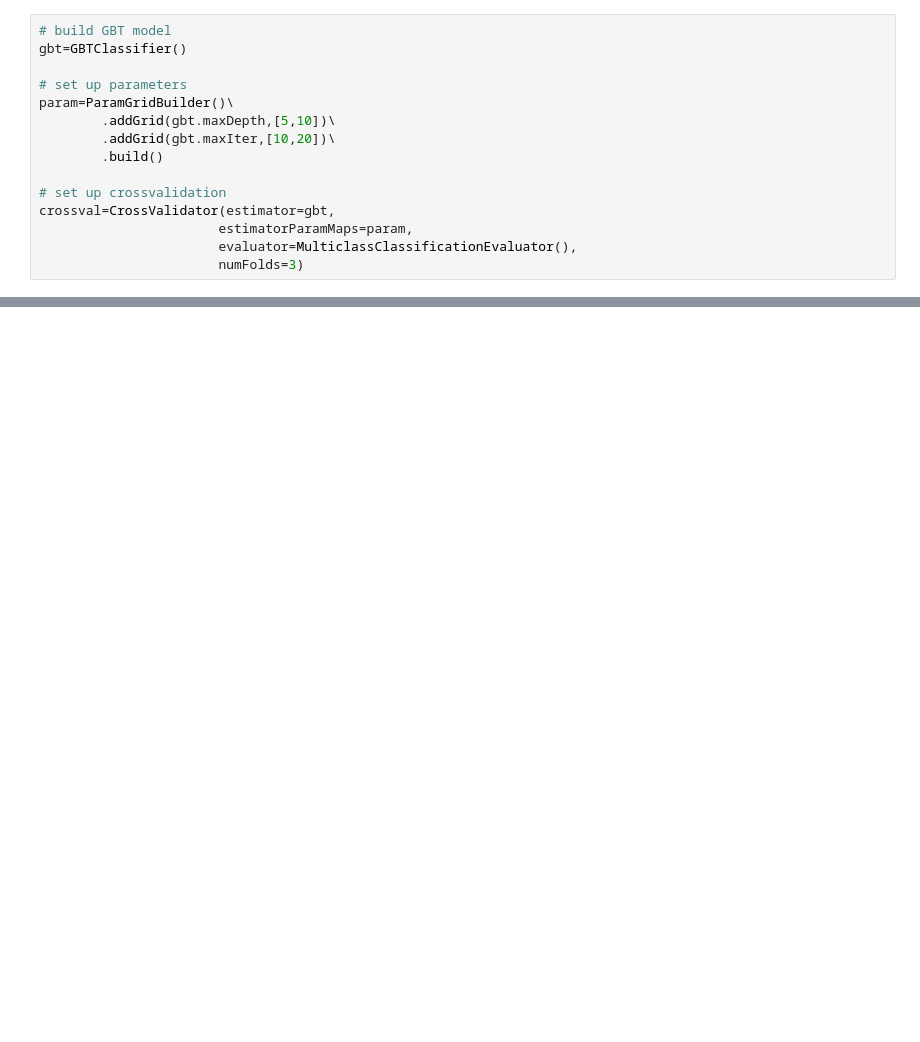
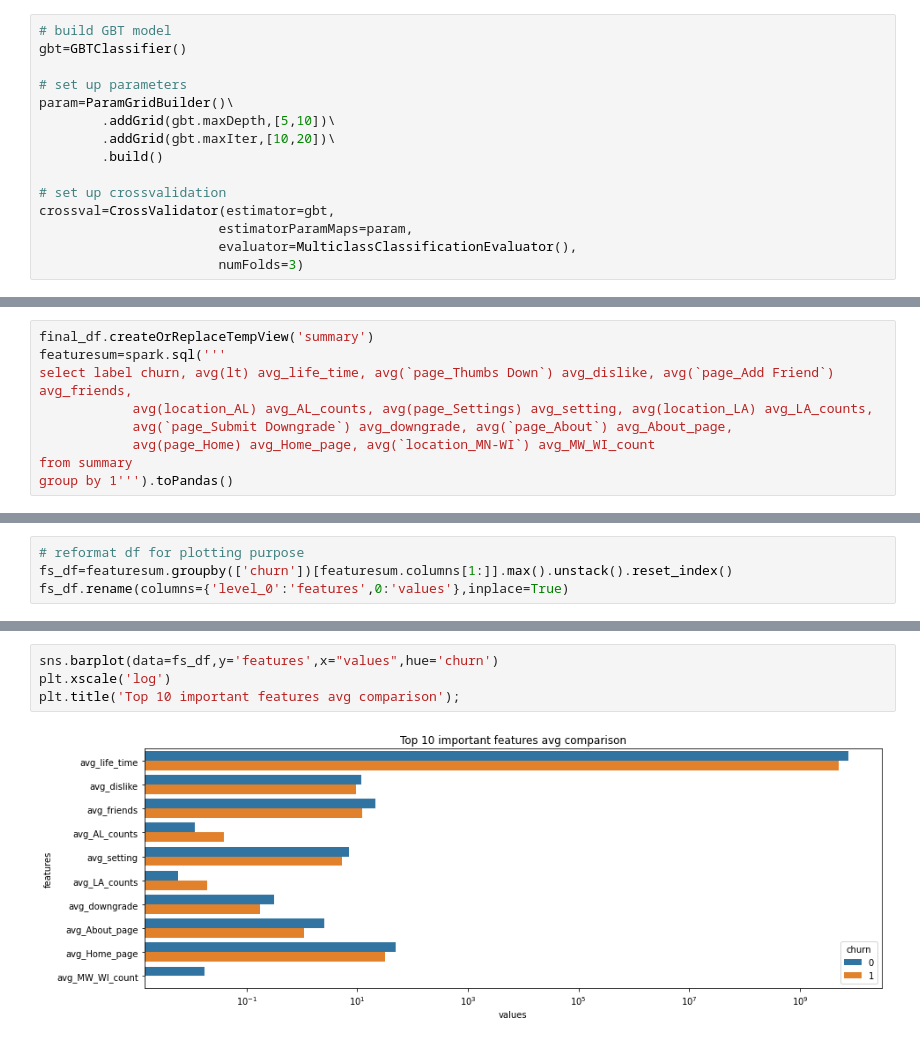
Before and after one commit to victorlifan/Sparkify--Pyspark-Big-Data-Project, a Jupyter notebook: Sparkify.ipynb, the cells around one changed output, grey strips where cells are left out. Drawn from its saved outputs; the diff is of its cells as text; blank space fills up the shorter version.

```diff
--- a/Sparkify.ipynb
+++ b/Sparkify.ipynb
@@ -914,0 +1017,9 @@ Clean up your code, adding comments and renaming variables to make the code easi
+# %%
+final_df.createOrReplaceTempView('summary')
+featuresum=spark.sql('''
+select label churn, avg(lt) avg_life_time, avg(`page_Thumbs Down`) avg_dislike, avg(`page_Add Friend`) avg_friends,
+            avg(location_AL) avg_AL_counts, avg(page_Settings) avg_setting, avg(location_LA) avg_LA_counts,
+            avg(`page_Submit Downgrade`) avg_downgrade, avg(`page_About`) avg_About_page,
+            avg(page_Home) avg_Home_page, avg(`location_MN-WI`) avg_MW_WI_count
+from summary
+group by 1''').toPandas()
@@ -914,0 +1032,4 @@ Clean up your code, adding comments and renaming variables to make the code easi
+# %%
+# reformat df for plotting purpose
+fs_df=featuresum.groupby(['churn'])[featuresum.columns[1:]].max().unstack().reset_index()
+fs_df.rename(columns={'level_0':'features',0:'values'},inplace=True)
@@ -914,0 +1056,6 @@ Clean up your code, adding comments and renaming variables to make the code easi
+# %%
+sns.barplot(data=fs_df,y='features',x="values",hue='churn')
+plt.xscale('log')
+plt.title('Top 10 important features avg comparison');
+# %% [output]
+[figure, added]
```
Also changed, not shown: parts of 25 cells of this notebook.
